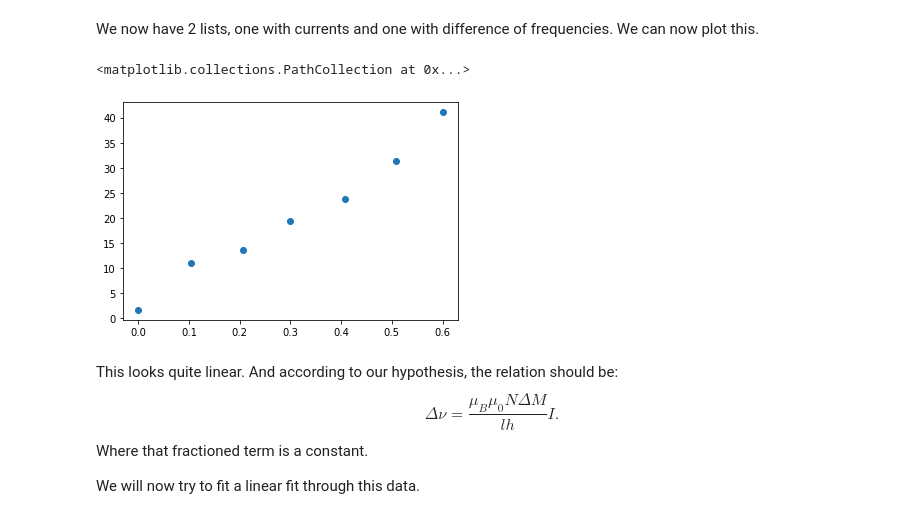
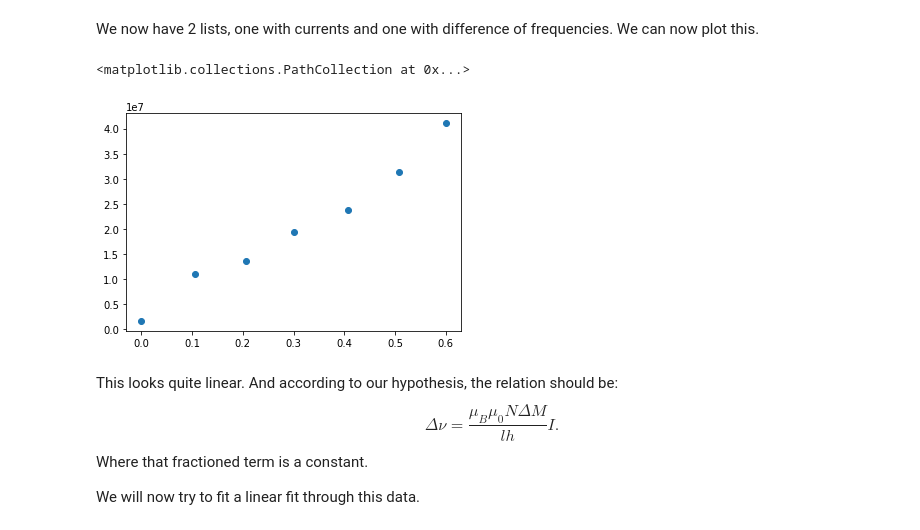
Before and after one commit to Rikkertttt/Rubidium-Spectroscopy, a Jupyter notebook: endfile.ipynb, the cells around one changed output. Cells and saved outputs as stored; diff of their text form; code cells hidden in the pictures.

```diff
--- a/endfile.ipynb
+++ b/endfile.ipynb
@@ -531,11 +527,17 @@ Frequencies.append(diff)
 [figure]
 # %% [markdown]
 We now have 2 lists, one with currents and one with difference of frequencies. We can now plot this.
-# %%
-plt.scatter(Currents, Frequencies)
-# %% [output]
-<matplotlib.collections.PathCollection at 0x...>
-[figure, removed]
+# %%
+# Convert from MHz to Hz
+Frequencies_in_Hz=[]
+for freq in Frequencies:
+    Frequencies_in_Hz.append(freq*1e6)
+
+
+plt.scatter(Currents, Frequencies_in_Hz)
+# %% [output]
+<matplotlib.collections.PathCollection at 0x...>
+[figure, added]
 # %% [markdown]
 This looks quite linear. And according to our hypothesis, the relation should be:
 \begin{equation}
```
Also changed, not shown: parts of 5 cells of this notebook.
